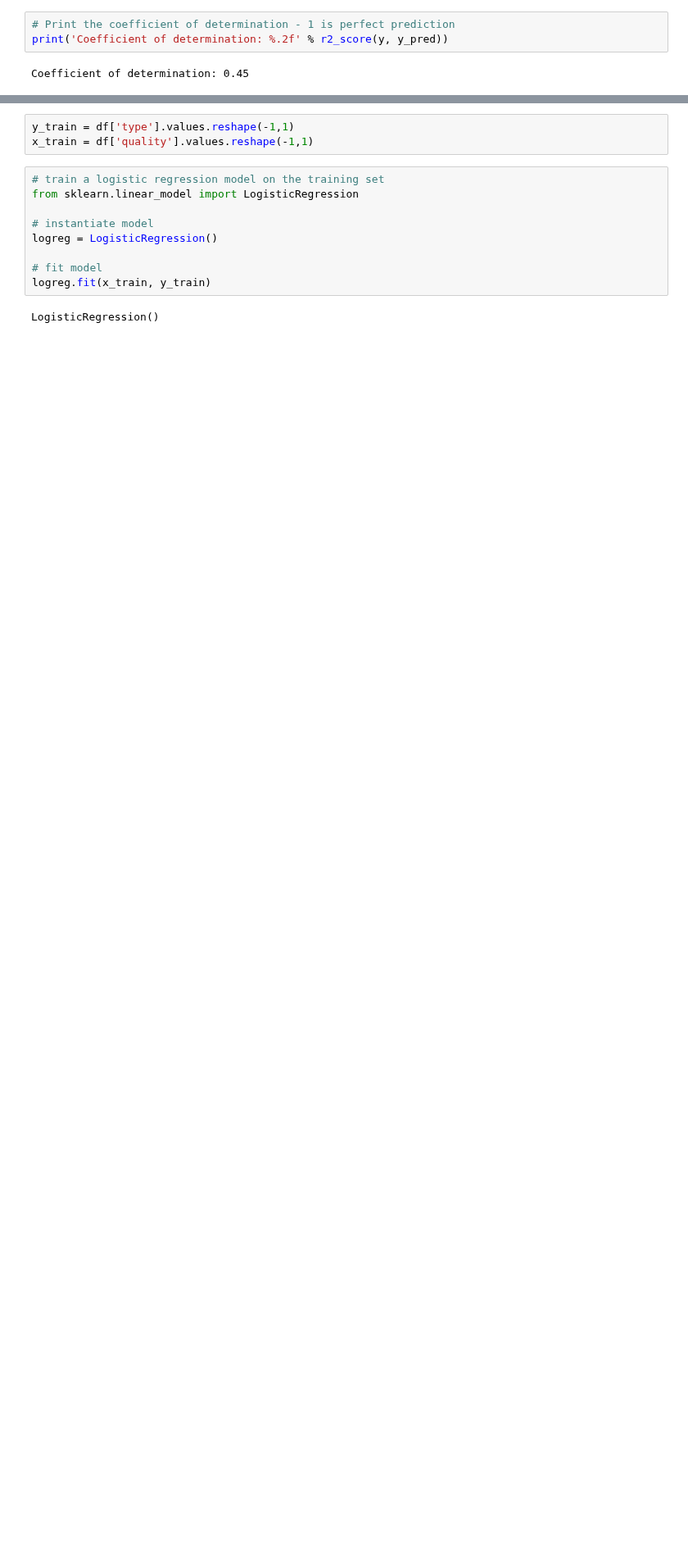
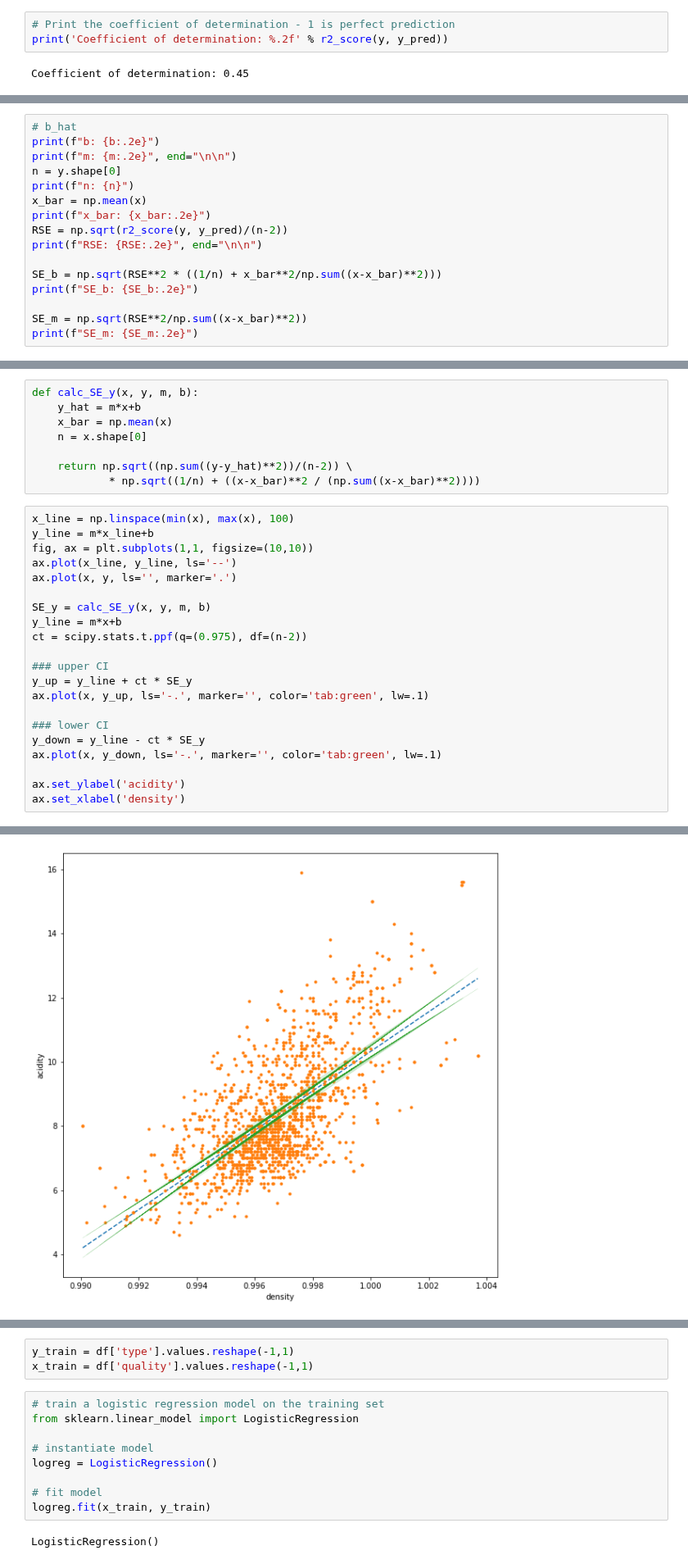
Before and after one commit to wesleybeckner/data_science_foundations, a Jupyter notebook: notebooks/S1_Regression_and_Analysis.ipynb, the cells around one changed output, grey strips where cells are left out. Shown at 82% size. Cells and saved outputs as stored; diff of their text form; blank space fills up the shorter version.

```diff
--- a/notebooks/S1_Regression_and_Analysis.ipynb
+++ b/notebooks/S1_Regression_and_Analysis.ipynb
@@ -418,0 +473,16 @@ Coefficient of determination: 0.45
+# %%
+# b_hat
+print(f"b: {b:.2e}")
+print(f"m: {m:.2e}", end="\n\n")
+n = y.shape[0]
+print(f"n: {n}")
+x_bar = np.mean(x)
+print(f"x_bar: {x_bar:.2e}")
+RSE = np.sqrt(r2_score(y, y_pred)/(n-2))
+print(f"RSE: {RSE:.2e}", end="\n\n")
+
+SE_b = np.sqrt(RSE**2 * ((1/n) + x_bar**2/np.sum((x-x_bar)**2)))
+print(f"SE_b: {SE_b:.2e}")
+
+SE_m = np.sqrt(RSE**2/np.sum((x-x_bar)**2))
+print(f"SE_m: {SE_m:.2e}")
@@ -418,0 +513,30 @@ Coefficient of determination: 0.45
+# %%
+def calc_SE_y(x, y, m, b):
+    y_hat = m*x+b
+    x_bar = np.mean(x)
+    n = x.shape[0]
+
+    return np.sqrt((np.sum((y-y_hat)**2))/(n-2)) \
+            * np.sqrt((1/n) + ((x-x_bar)**2 / (np.sum((x-x_bar)**2))))
+# %%
+x_line = np.linspace(min(x), max(x), 100)
+y_line = m*x_line+b
+fig, ax = plt.subplots(1,1, figsize=(10,10))
+ax.plot(x_line, y_line, ls='--')
+ax.plot(x, y, ls='', marker='.')
+
+SE_y = calc_SE_y(x, y, m, b)
+y_line = m*x+b
+ct = scipy.stats.t.ppf(q=(0.975), df=(n-2))
+
+### upper CI
+y_up = y_line + ct * SE_y
+ax.plot(x, y_up, ls='-.', marker='', color='tab:green', lw=.1)
+
+### lower CI
+y_down = y_line - ct * SE_y
+ax.plot(x, y_down, ls='-.', marker='', color='tab:green', lw=.1)
+
+ax.set_ylabel('acidity')
+ax.set_xlabel('density')
+# %% [output]
@@ -418,0 +544 @@ Coefficient of determination: 0.45
+[figure, added]
```
Also changed, not shown: parts of 35 cells of this notebook, 44 other files.
